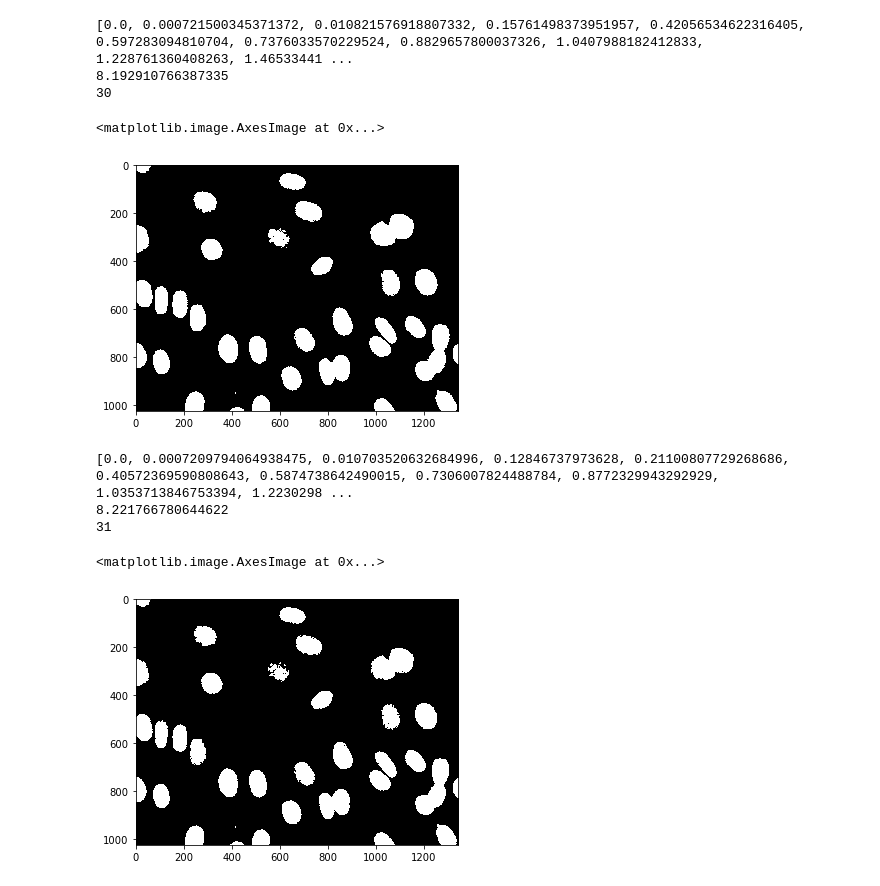
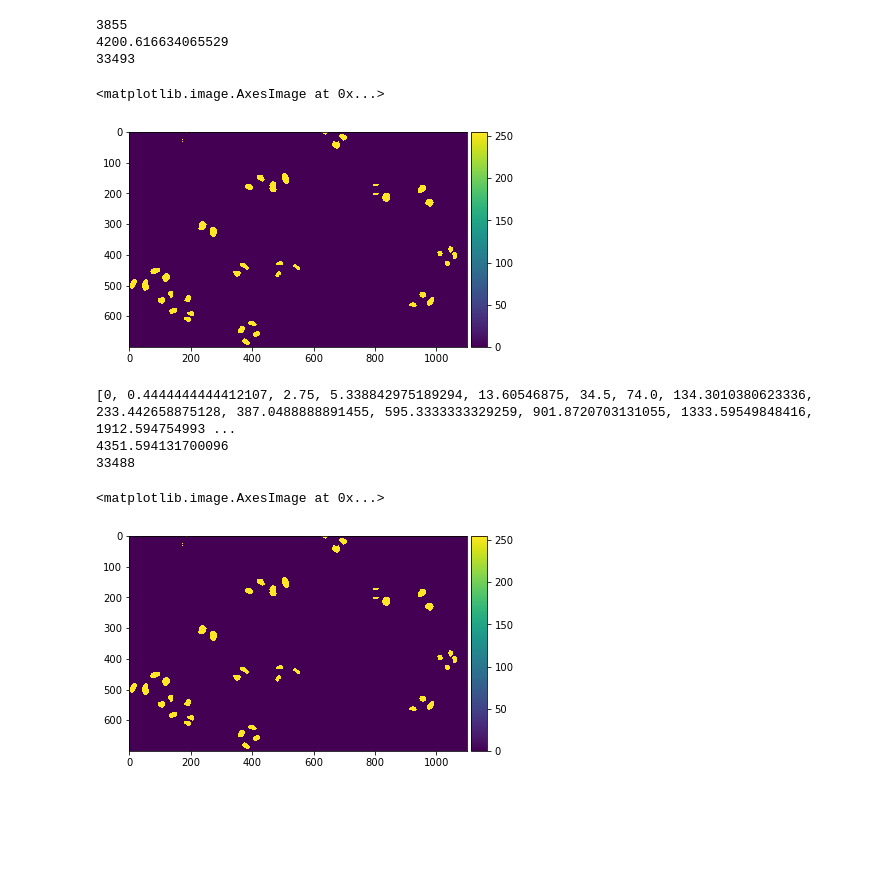
Before and after one commit to datascience-mobi-2023/topic01_team03, a Jupyter notebook: Otsu Code/otsu_komplett.ipynb, the cells around one changed output. Drawn from its saved outputs; the diff is of its cells as text; code cells hidden in the pictures; blank space fills up the shorter version.

```diff
--- a/Otsu Code/otsu_komplett.ipynb
+++ b/Otsu Code/otsu_komplett.ipynb
@@ -14,6 +14,7 @@ def otsu_thresholding(img1):
     variance_list = list()
     var_obj_list = list()
     var_back_list = list()
+    var_sum_back_list = list()
 
     # optimalen threshhold herausfinden
     for T in range(1,len(counts)):
@@ -65,7 +66,8 @@ def otsu_thresholding(img1):
         ####
         var_obj_list.append(var_obj)
         var_back_list.append(var_back)
-    print(var_back_list)
+        var_sum_back_list.append(var_sum_back)
+    print(len(var_sum_back_list))
 
     #minimalen Wert für T aussuchen
     minvar = min(variance_list)
@@ -84,14 +86,14 @@ def otsu_thresholding(img1):
     return imgT
 # %%
 from skimage import io
-img1 = io.imread('../BilderDaten/BilderDaten/NIH3T3/img/dna-0.png')
+img1 = io.imread('../BilderDaten/BilderDaten/N2DL-HeLa/img/t13.tif')
 io.imshow(otsu_thresholding(img1))
 # %% [output]
-[0.0, 0.000721500345371372, 0.010821576918807332, 0.15761498373951957, 0.42056534622316405, 0.597283094810704, 0.7376033570229524, 0.8829657800037326, 1.0407988182412833, 1.228761360408263, 1.46533441 ...
-8.192910766387335
-30
+3855
+4200.616634065529
+33493
 <matplotlib.image.AxesImage at 0x...>
-[figure, old version]
+[figure, new version]
 # %%
 #otsu vektorisiert
 import numpy as np
@@ -141,11 +145,11 @@ def otsu_thresholding_vek(img1):
     return imgT
 # %%
 from skimage import io
-img1 = io.imread('../BilderDaten/BilderDaten/NIH3T3/img/dna-0.png')
+img1 = io.imread('../BilderDaten/BilderDaten/N2DL-HeLa/img/t13.tif')
 io.imshow(otsu_thresholding_vek(img1))
 # %% [output]
-[0.0, 0.0007209794064938475, 0.010703520632684996, 0.12846737973628, 0.21100807729268686, 0.40572369590808643, 0.5874738642490015, 0.7306007824488784, 0.8772329943292929, 1.0353713846753394, 1.2230298 ...
-8.221766780644622
-31
+[0, 0.4444444444412107, 2.75, 5.338842975189294, 13.60546875, 34.5, 74.0, 134.3010380623336, 233.442658875128, 387.0488888891455, 595.3333333329259, 901.8720703131055, 1333.59549848416, 1912.594754993 ...
+4351.594131700096
+33488
 <matplotlib.image.AxesImage at 0x...>
-[figure, old version]
+[figure, new version]
```
Also changed, not shown: parts of 1 cell of this notebook, 6 other files.
